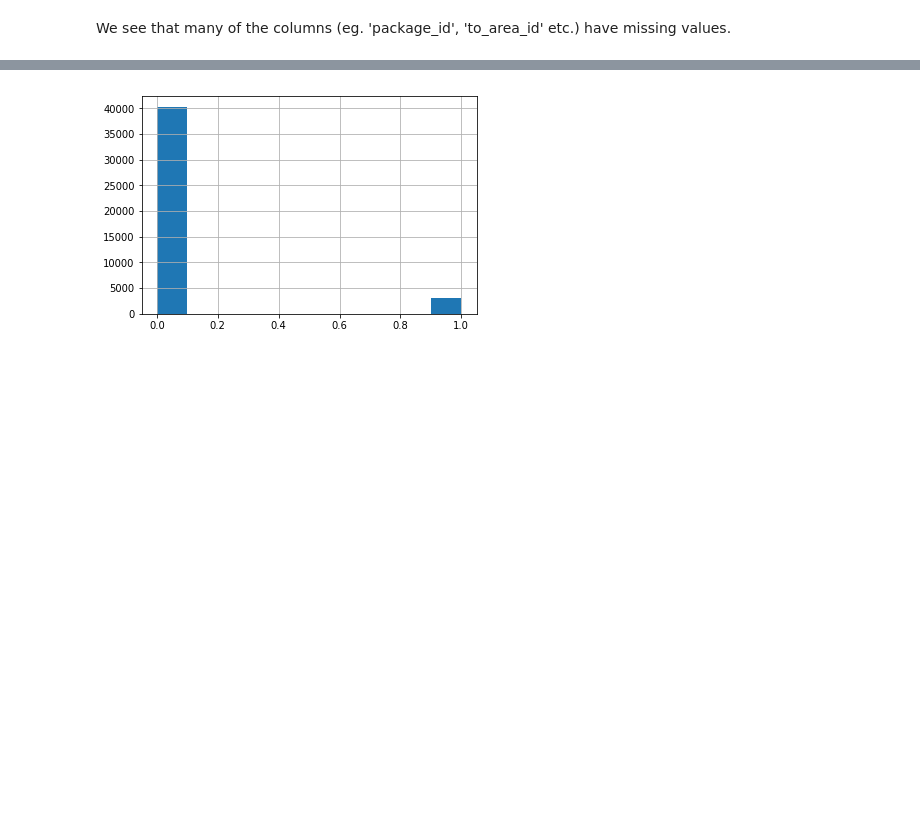
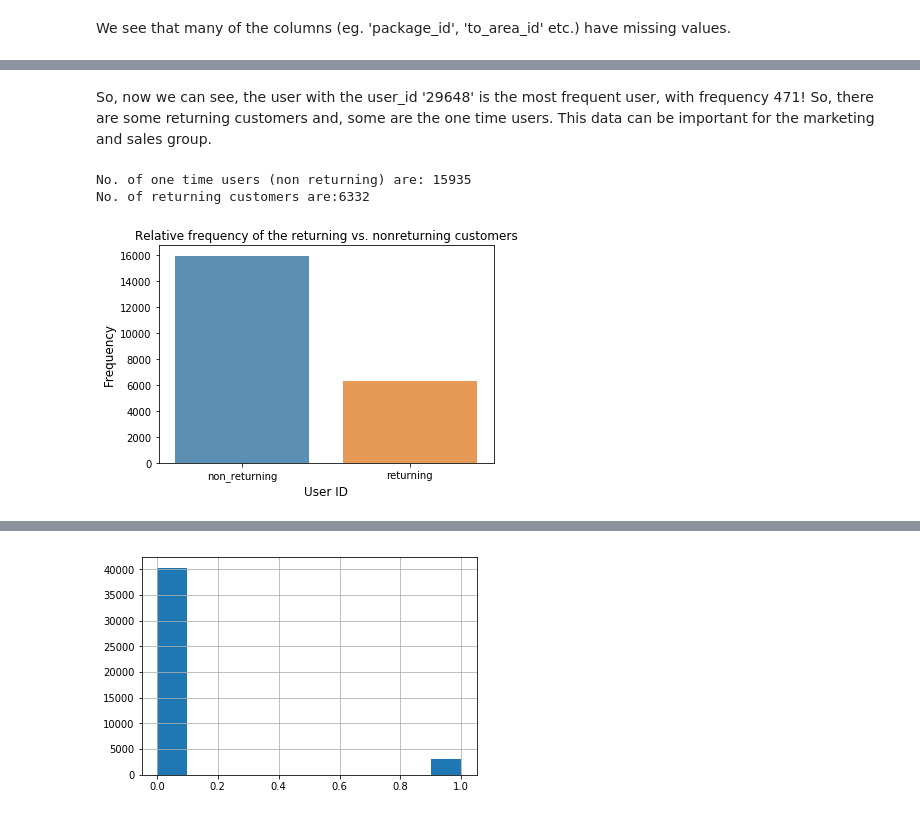
Before and after one commit to debisree/Springboard-Data-Science-Career-Track, a Jupyter notebook: predicting-cab-booking-cancellations.ipynb, the cells around one changed output, grey strips where cells are left out. Cells and saved outputs as stored; diff of their text form; code cells hidden in the pictures; blank space fills up the shorter version.

```diff
--- a/predicting-cab-booking-cancellations.ipynb
+++ b/predicting-cab-booking-cancellations.ipynb
@@ -180,0 +166,22 @@ df.to_city_id.hist();
+# %% [markdown]
+So, now we can see, the user with the user_id '29648' is the most frequent user, with frequency 471! So, there are some returning customers and, some are the one time users. This data can be important for the marketing and sales group.
+# %%
+#Let's see how many customers are returning
+not_frequent= np.count_nonzero(c.values == 1)
+is_frequent = np.count_nonzero(c.values >1)
+print('No. of one time users (non returning) are: ' + str(not_frequent))
+print('No. of returning customers are:'+str(is_frequent))
+
+#Visual display:
+#plt.figure(figsize=(10,5))
+freq = [not_frequent, is_frequent]
+index= ['non_returning','returning']
+sb.barplot(index,freq,alpha=0.8)
+plt.title('Relative frequency of the returning vs. nonreturning customers')
+plt.ylabel('Frequency', fontsize=12)
+plt.xlabel('User ID', fontsize=12)
+plt.show()
+# %% [output]
+No. of one time users (non returning) are: 15935
+No. of returning customers are:6332
+[figure, added]
```
Also changed, not shown: parts of 45 cells of this notebook.
